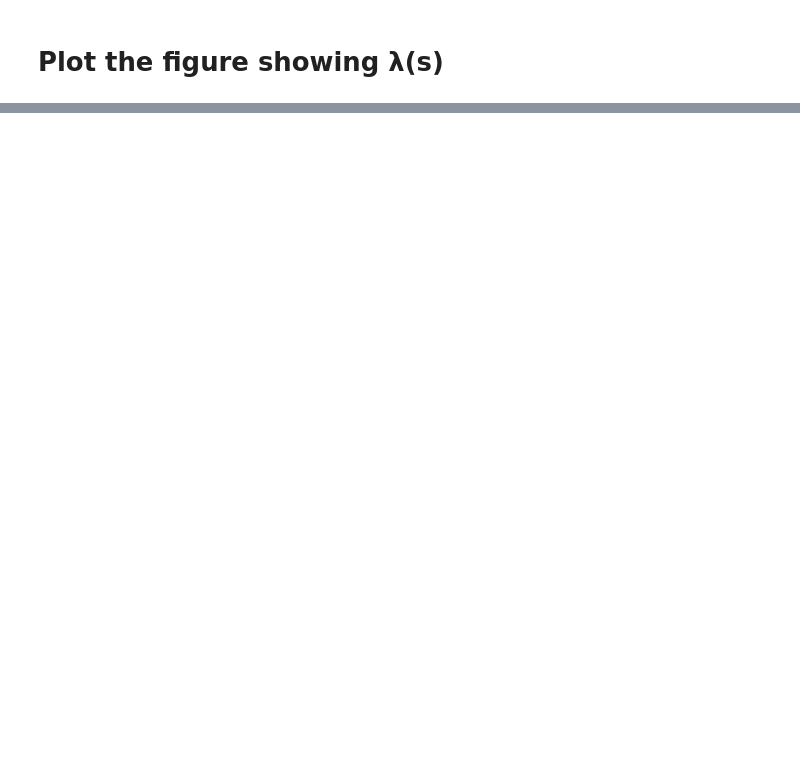
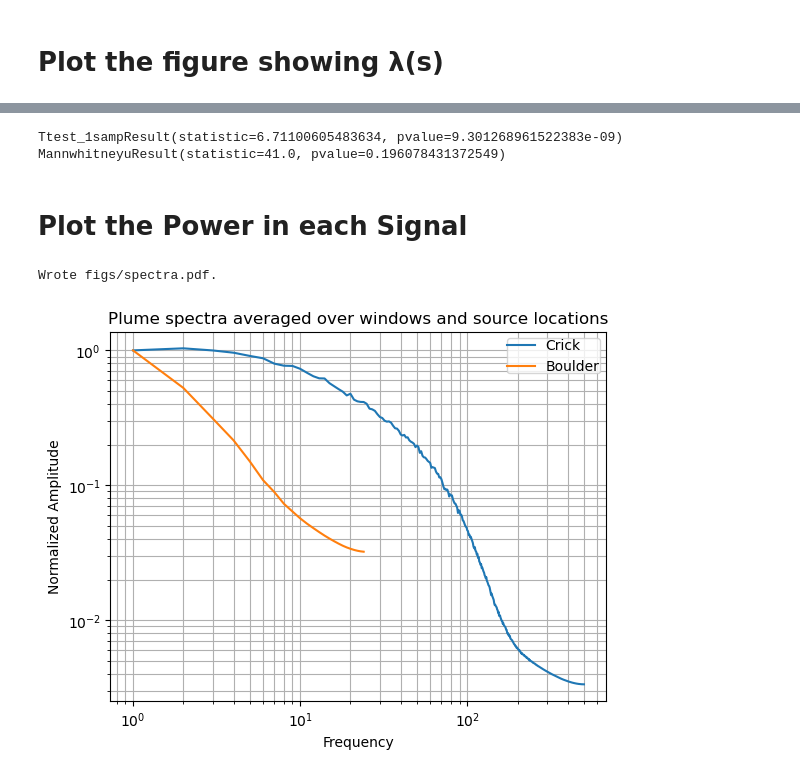
Before and after one commit to stootoon/fisher-plumes, a Jupyter notebook: make_figs.ipynb, the cells around one changed output, grey strips where cells are left out. Cells and saved outputs as stored; diff of their text form; code cells hidden in the pictures; blank space fills up the shorter version.

```diff
--- a/make_figs.ipynb
+++ b/make_figs.ipynb
@@ -317,0 +340,35 @@ for k, F in sorted(data.items()):
+# %%
+f = [12,14]
+a = Ibs[f[0],1:,-1]
+b = Ibs[f[1],1:,-1]
+print(ttest_1samp(Ibs[f[0],1:,-1] - Ibs[f[1],1:,-1],0,alternative='greater'))
+print(mannwhitneyu(Ibs[f[0],1:,-1]- Ibs[f[1],1:,-1],0,alternative='greater'))
+# %% [output]
+Ttest_1sampResult(statistic=6.71100605483634, pvalue=9.301268961522383e-09)
+MannwhitneyuResult(statistic=41.0, pvalue=0.196078431372549)
+# %% [markdown]
+# Plot the Power in each Signal
+# %%
+from numpy import fft
+from scipy.signal import stft
+
+for k, F in data.items():
+    f = []
+    for _, s in F.sims.items():
+        fr, ti, S = stft(s.data[:,0], fs = F.fs, window='boxcar',
+                         nperseg=F.fs, noverlap=F.fs//2, boundary=None, padded=False)
+        f.append(np.abs(S))
+
+    f = np.array(f)
+    a = np.mean(f,axis=-1).mean(axis=0)
+    loglog(fr[fr<F.fs/2][1:],a[fr<F.fs/2][1:]/a[1], label="Crick" if k=="cr" else "Boulder")
+legend(borderpad=0)
+xlabel("Frequency")
+ylabel("Normalized Amplitude")
+title("Plume spectra averaged over windows and source locations")
+grid(True, which='both')
+file_name = f"figs/spectra.pdf"
+PLOT and (savefig(file_name, bbox_inches='tight'), print(f"Wrote {file_name}."));
+# %% [output]
+Wrote figs/spectra.pdf.
+[figure, added]
```
Also changed, not shown: parts of 16 cells of this notebook, 9 other files.
